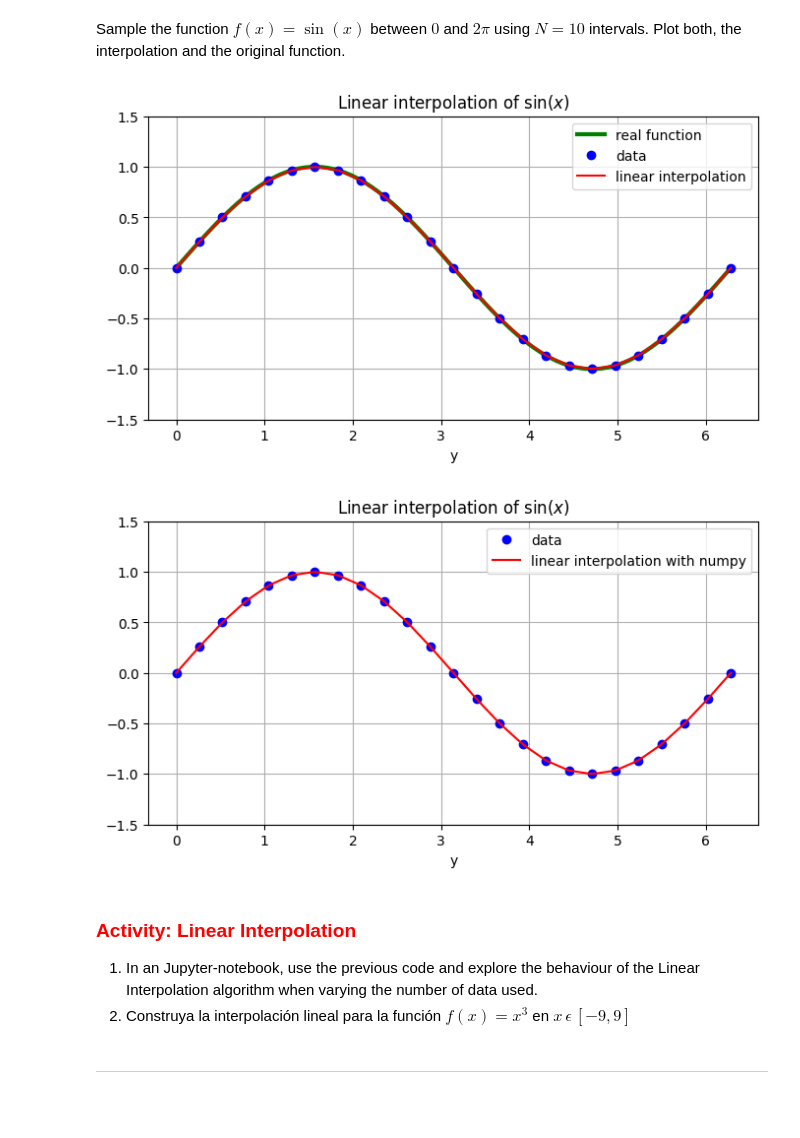
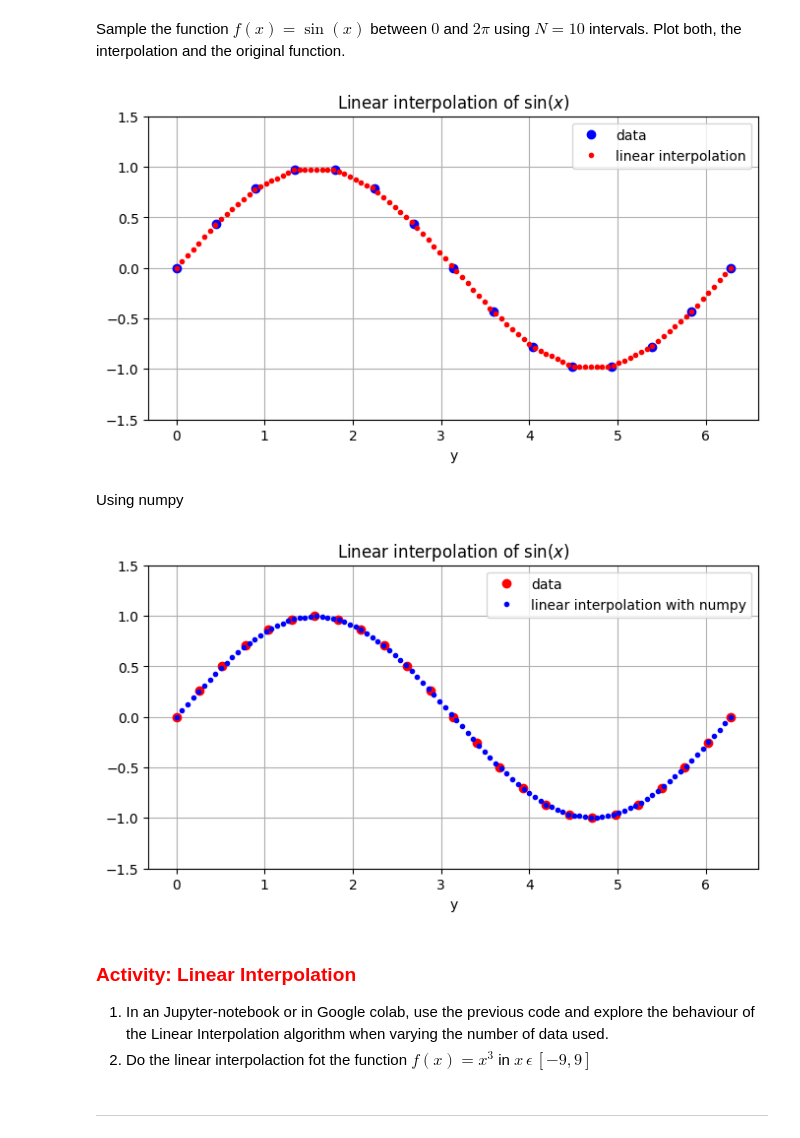
Before and after one commit to anferivera/Metodos_Computacionales, a Jupyter notebook: 4_interpolation.ipynb, the cells around one changed output. Drawn from its saved outputs; the diff is of its cells as text; code cells hidden in the pictures; blank space fills up the shorter version.

```diff
--- a/4_interpolation.ipynb
+++ b/4_interpolation.ipynb
@@ -65,33 +65,35 @@ def LinearInterpolator( x, Xn, Yn ):
 # %%
 #Function
 def function(x):
     return np.sin(x)
 
 #Number of intervals for data
-Ndat = 25
+Ndat = 15
 Xn = np.linspace( 0, 2*np.pi, Ndat )
 Yn = function(Xn)
 
 #Obtaining linear interpolation
 Ninter = 100
 x = np.linspace( 0, 2*np.pi, Ninter )
 y = LinearInterpolator( x, Xn, Yn )
 f = function(x)
 
 #Plotting
 plt.figure( figsize=(8,4) )
-plt.plot( x, f, color="green", linewidth=3, label="real function" )
+#plt.plot( x, f, color="green", linewidth=3, label="real function" )
 plt.plot( Xn, Yn, "o", color="blue", label="data" )
 #plt.plot( x, y, color="black", linewidth=2, label="linear interpolation" )
-plt.plot( x, y, 'r-', label="linear interpolation" )
+plt.plot( x, y, 'r.', label="linear interpolation" )
 
 #Formatting
 plt.legend()
 plt.grid()
 plt.xlabel( "x" )
 plt.xlabel( "y" )
 plt.ylim( (-1.5,1.5) )
 plt.title( "Linear interpolation of $\\sin(x)$" )
 plt.show()
 # %% [output]
-[figure, old version]
+[figure, new version]
+# %% [markdown]
+Using numpy
@@ -111,8 +121,8 @@ y_new = np.interp(x_new, x_points, y_points)
 # %%
 #Plotting
 plt.figure( figsize=(8,4) )
-plt.plot( Xn, Yn, "o", color="blue", label="data" )
-plt.plot( x, y_new, 'r-', label="linear interpolation with numpy" )
+plt.plot( Xn, Yn, "o", color="red", label="data" )
+plt.plot( x, y_new, 'b.', label="linear interpolation with numpy" )
 
 #Formatting
 plt.legend()
@@ -123,12 +133,12 @@ plt.ylim( (-1.5,1.5) )
 plt.title( "Linear interpolation of $\\sin(x)$" )
 plt.show()
 # %% [output]
-[figure, old version]
+[figure, new version]
 # %% [markdown]
 ### <font color='red'>     **Activity: Linear Interpolation** </font>
 
-1.  In an Jupyter-notebook, use the previous code and explore the behaviour of the Linear Interpolation algorithm when varying the number of data used.
-2.  Construya la interpolación lineal para la función $f(x)=x^3$ en $x\, ϵ\, [-9,9]$
+1.  In an Jupyter-notebook or in Google colab, use the previous code and explore the behaviour of the Linear Interpolation algorithm when varying the number of data used.
+2.  Do the linear interpolaction fot the function $f(x)=x^3$ in $x\, ϵ\, [-9,9]$
 # %% [markdown]
 - - -
 # %% [markdown]
```
Also changed, not shown: parts of 7 cells of this notebook.
